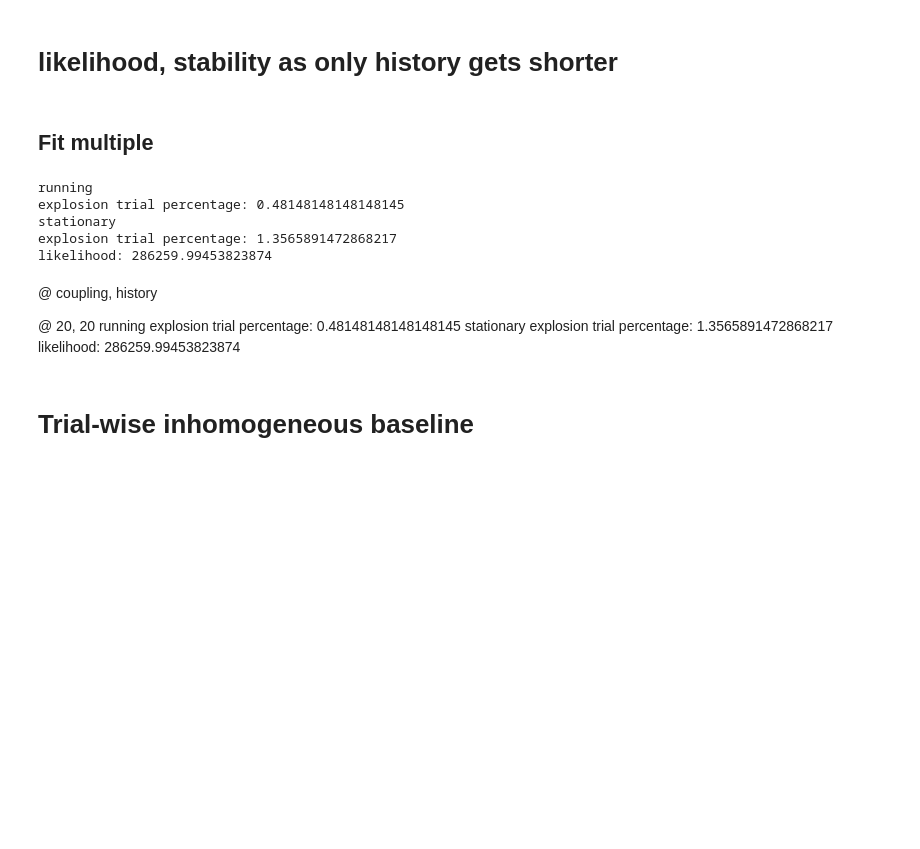
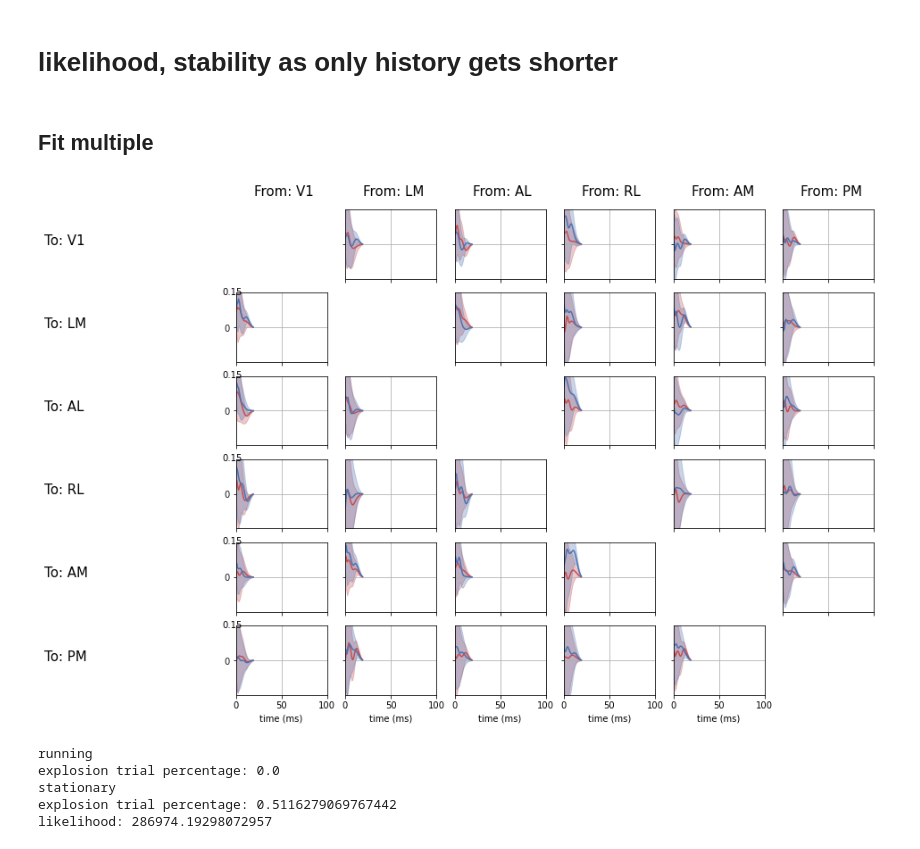
Before and after one commit to Qi-Xin/MultiNeuronGLM, a Jupyter notebook: shorter history.ipynb, the cells around one changed output. Drawn from its saved outputs; the diff is of its cells as text; code cells hidden in the pictures; blank space fills up the shorter version.

Commit message:
tried some other history length. They are have much higher nll and also lead to exploration

```diff
--- a/shorter history.ipynb
+++ b/shorter history.ipynb
@@ -57,8 +57,8 @@ tau = 10
 order = 2
 num_basis_baseline = 30
 max_iter = 10
-coupling_filter_params = {'peaks_max':50, 'num':6, 'nonlinear':0.3}
-self_coupling_filter_params = {'peaks_max':50, 'num':6, 'nonlinear':0.3}
+coupling_filter_params = {'peaks_max':10, 'num':6, 'nonlinear':0.3}
+self_coupling_filter_params = {'peaks_max':10, 'num':6, 'nonlinear':0.3}
 
 ################ No need to change below
 probe_list = V1.selected_probes
@@ -89,6 +89,14 @@ for i, target_probe in tqdm(enumerate(probe_list)):
     model.add_effect('trial_coef')
     model.fit_time_warping_baseline(target_probe, verbose=False, max_iter=max_iter, penalty=penalty)
     running_model_list.append(model)
+    filter_list = model.get_filter(ci=True)
+    running_filter[i,-1] = filter_list[0]
+    k = 1
+    for j, input_probe in enumerate(probe_list):
+#         if i==j:
+#             continue
+        running_filter[i,j] = filter_list[k]
+        k += 1
 
     select_trials = V1.stationary_trial_index
     model = GLM.PP_GLM(dataset=V1,
@@ -105,6 +113,19 @@ for i, target_probe in tqdm(enumerate(probe_list)):
     model.add_effect('trial_coef')
     model.fit_time_warping_baseline(target_probe, verbose=False, max_iter=max_iter, penalty=penalty)
     stationary_model_list.append(model)
+    filter_list = model.get_filter(ci=True)
+    stationary_filter[i,-1] = filter_list[0]
+    k = 1
+    for j, input_probe in enumerate(probe_list):
+#         if i==j:
+#             continue
+        stationary_filter[i,j] = filter_list[k]
+        k += 1
+# %%
+GLM.plot_filter_with_excursion(V1, stationary_filter, running_filter, inference=False, plot_baseline=False,
+                              plot_self=False)
+# %% [output]
+[figure, added]
 # %%
 MAX_FIRING_RATE = 3.5
 # MAX_FIRING_RATE = np.log(np.array([0.70520469, 0.29707425, 1.10850376, 0.56863778, 1.64858215, -0.24620009])+0.3)
@@ -117,7 +138,7 @@ import copy
 import numpy.random
 
 for itrial in range(model_list[0].ntrial):
-    while True:
+#     while True:
         nneuron = len(model_list)
         # Get three dimension matrix of coupling filters for better computing.
         max_histories = 1
@@ -170,7 +191,7 @@ for itrial in range(model_list[0].ntrial):
 
         if np.any(log_firing_rate==MAX_FIRING_RATE):
             explosion_trial += 1
-            pass
+            break
         else:
             spikes_rcd[:,:,itrial] = spikes
             log_firing_rate_rcd[:,:,itrial] = log_firing_rate
@@ -243,7 +264,7 @@ for itrial in range(model_list[0].ntrial):
 
         if np.any(log_firing_rate==MAX_FIRING_RATE):
             explosion_trial += 1
-            pass
+            break
         else:
             spikes_rcd[:,:,itrial] = spikes
             log_firing_rate_rcd[:,:,itrial] = log_firing_rate
@@ -256,18 +277,7 @@ total_nll = sum([running_model_list[i].aic for i in range(6)]) + sum([stationary
 print(f"likelihood: {total_nll}")
 # %% [output]
 running
-explosion trial percentage: 0.48148148148148145
+explosion trial percentage: 0.0
 stationary
-explosion trial percentage: 1.3565891472868217
-likelihood: 286259.99453823874
+explosion trial percentage: 0.5116279069767442
+likelihood: 286974.19298072957
-# %% [markdown]
-@ coupling, history
-
-@ 20, 20
-running
-explosion trial percentage: 0.48148148148148145
-stationary
-explosion trial percentage: 1.3565891472868217
-likelihood: 286259.99453823874
-# %% [markdown]
-# Trial-wise inhomogeneous baseline
```
Also changed, not shown: parts of 7 cells of this notebook, 2 other files.
